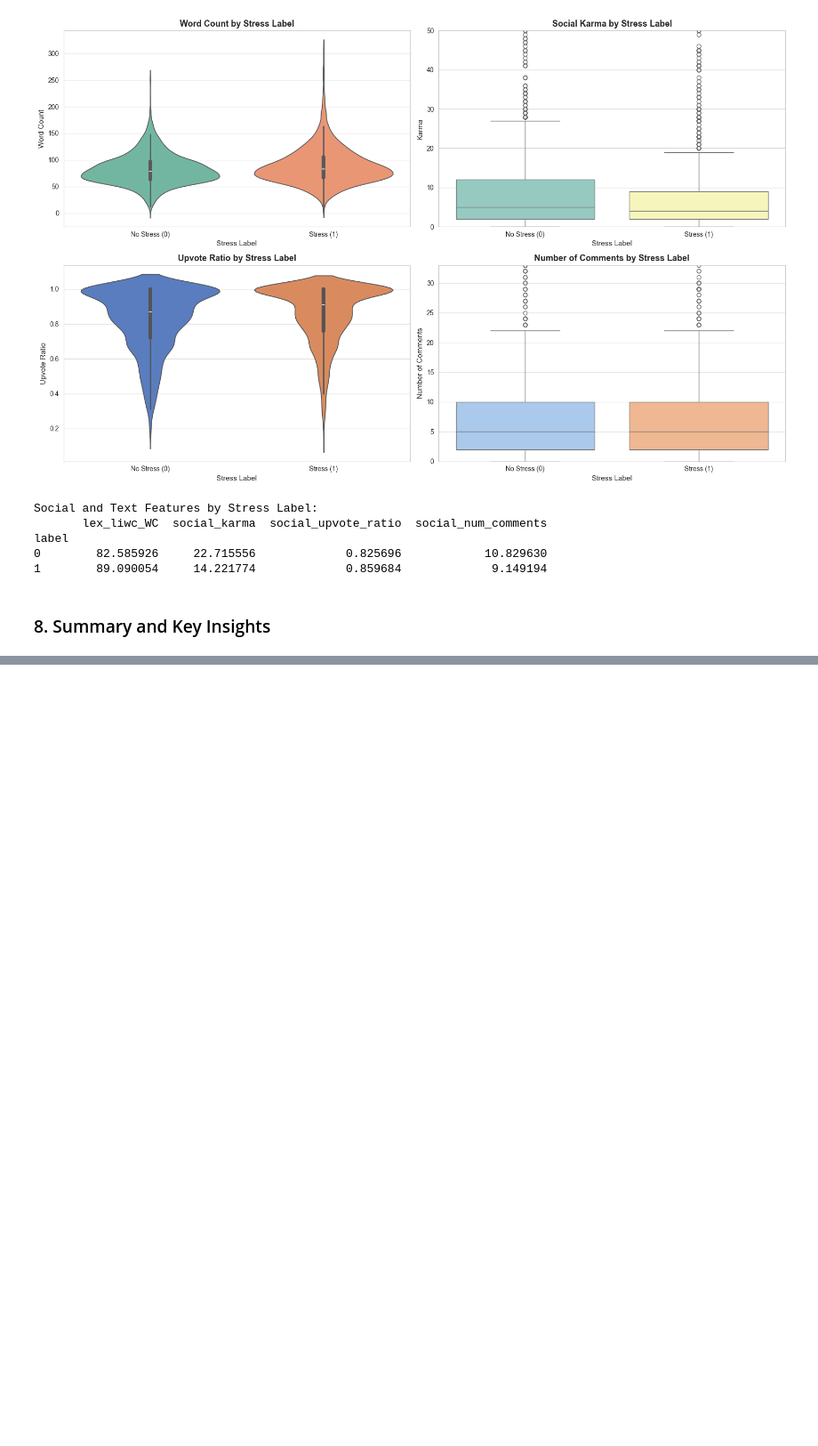
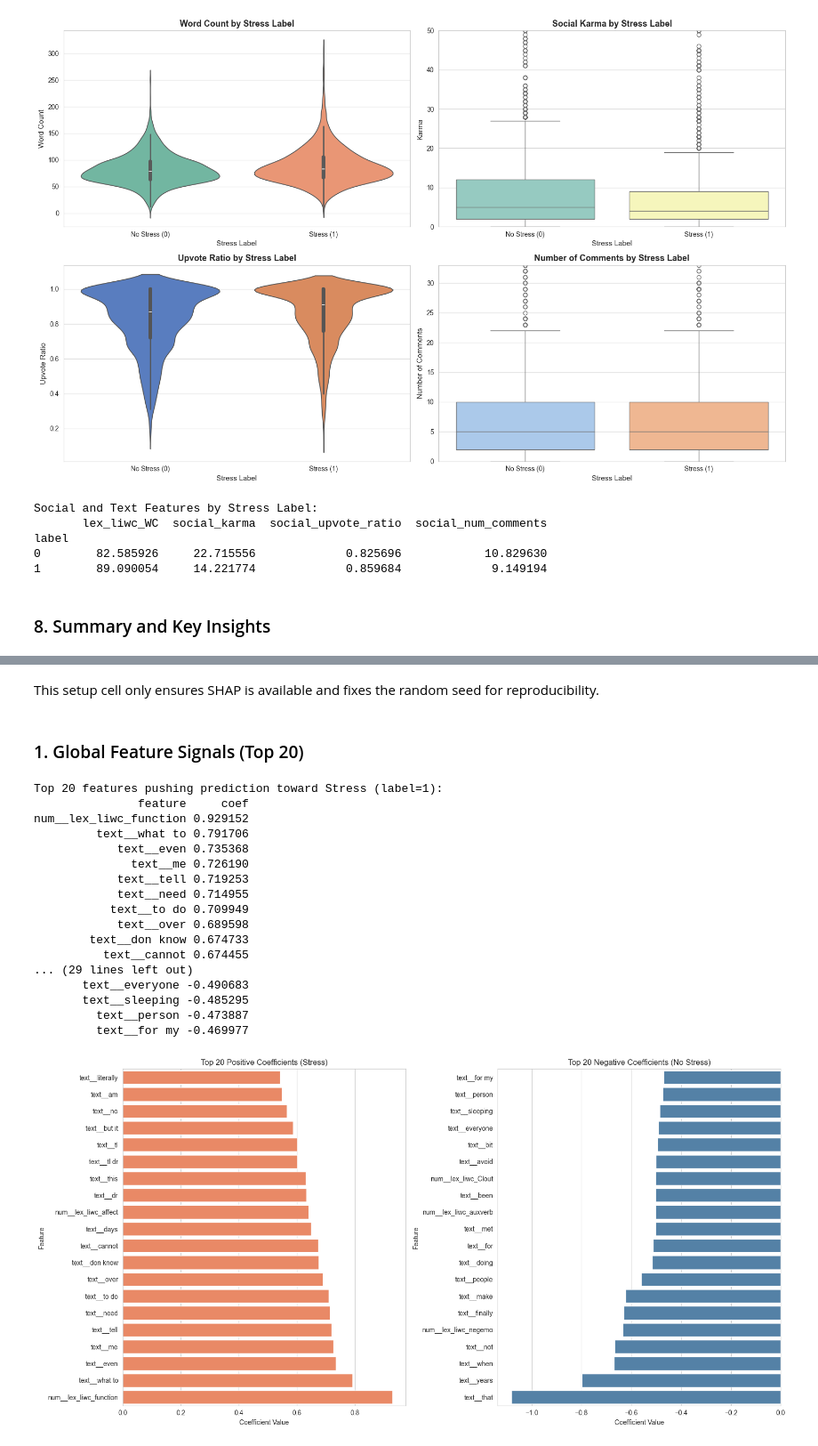
Before and after one commit to Zeeeeq/DSA4262, a Jupyter notebook: Assignment 2/dreaddit.ipynb, the cells around one changed output, grey strips where cells are left out. Shown at 89% size. Cells and saved outputs as stored; diff of their text form; code cells hidden in the pictures; blank space fills up the shorter version.

Commit message:
added in modeling, interpretability and deployment implications sections

```diff
--- a/Assignment 2/dreaddit.ipynb
+++ b/Assignment 2/dreaddit.ipynb
@@ -644,0 +923,16 @@ KEY INSIGHTS FROM EXPLORATORY ANALYSIS
+# %%
+# Final evaluation on test set after model selection
+if y_test is None:
+    print('Hold-out label column not found in test set. Skipping hold-out evaluation.')
+else:
+    X_test_holdout = test_prep_df[cv_feature_cols].copy()
+    best_model = grid_search.best_estimator_
+    y_test_pred = best_model.predict(X_test_holdout)
+
+    test_macro_f1 = f1_score(y_test, y_test_pred, average='macro')
+    print('Hold-out test summary')
+    print(f"- Macro F1 (test): {test_macro_f1:.4f}")
+    print('\nConfusion matrix:')
+    print(confusion_matrix(y_test, y_test_pred))
+    print('\nClassification report:')
+    print(classification_report(y_test, y_test_pred, digits=4))
@@ -644,0 +991,61 @@ KEY INSIGHTS FROM EXPLORATORY ANALYSIS
+# %% [markdown]
+This setup cell only ensures SHAP is available and fixes the random seed for reproducibility.
+# %% [markdown]
+### 1. Global Feature Signals (Top 20)
+# %%
+# Extract and visualize top positive/negative coefficients from the final model
+preprocess_fitted = best_model.named_steps['preprocess']
+clf = best_model.named_steps['clf']
+
+feature_names = preprocess_fitted.get_feature_names_out()
+coefs = clf.coef_.ravel()
+
+if len(feature_names) != len(coefs):
+    raise ValueError('Feature name count does not match coefficient count.')
+
+coef_df = pd.DataFrame({
+    'feature': feature_names,
+    'coef': coefs,
+    'abs_coef': np.abs(coefs),
+})
+
+top_pos = coef_df.sort_values('coef', ascending=False).head(20).copy()
+top_neg = coef_df.sort_values('coef', ascending=True).head(20).copy()
+
+print('Top 20 features pushing prediction toward Stress (label=1):')
+print(top_pos[['feature', 'coef']].to_string(index=False))
+print('\nTop 20 features pushing prediction toward No Stress (label=0):')
+print(top_neg[['feature', 'coef']].to_string(index=False))
+
+fig, axes = plt.subplots(1, 2, figsize=(16, 8))
+sns.barplot(data=top_pos.sort_values('coef'), x='coef', y='feature', ax=axes[0], color='coral')
+axes[0].set_title('Top 20 Positive Coefficients (Stress)')
+axes[0].set_xlabel('Coefficient Value')
+axes[0].set_ylabel('Feature')
+
+sns.barplot(data=top_neg.sort_values('coef', ascending=False), x='coef', y='feature', ax=axes[1], color='steelblue')
+axes[1].set_title('Top 20 Negative Coefficients (No Stress)')
+axes[1].set_xlabel('Coefficient Value')
+axes[1].set_ylabel('Feature')
+
+plt.tight_layout()
+plt.show()
+# %% [output]
+Top 20 features pushing prediction toward Stress (label=1):
+               feature     coef
+num__lex_liwc_function 0.929152
+         text__what to 0.791706
+            text__even 0.735368
+              text__me 0.726190
+            text__tell 0.719253
+            text__need 0.714955
+           text__to do 0.709949
+            text__over 0.689598
+        text__don know 0.674733
+          text__cannot 0.674455
+... (29 lines left out)
+       text__everyone -0.490683
+       text__sleeping -0.485295
+         text__person -0.473887
+         text__for my -0.469977
+[figure, added]
```
Also changed, not shown: parts of 36 cells of this notebook, 1 other file.
